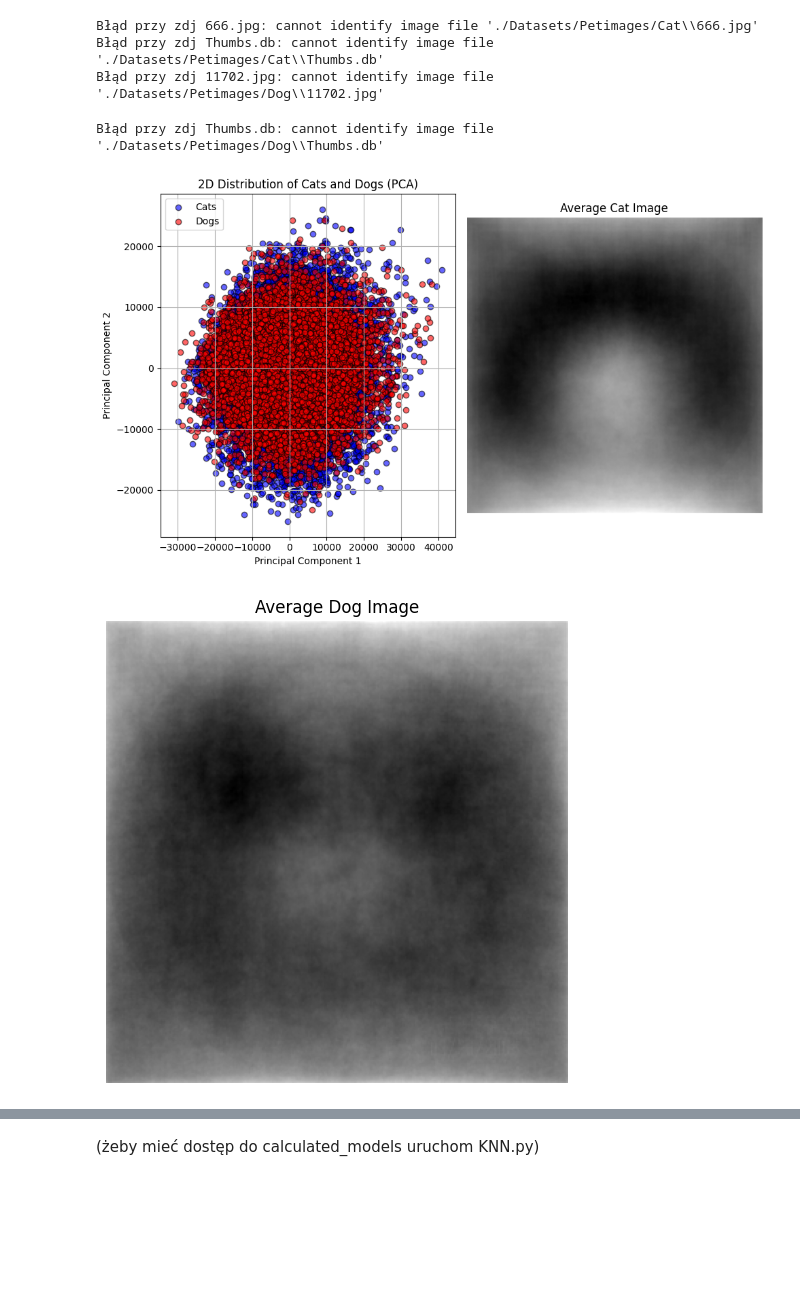
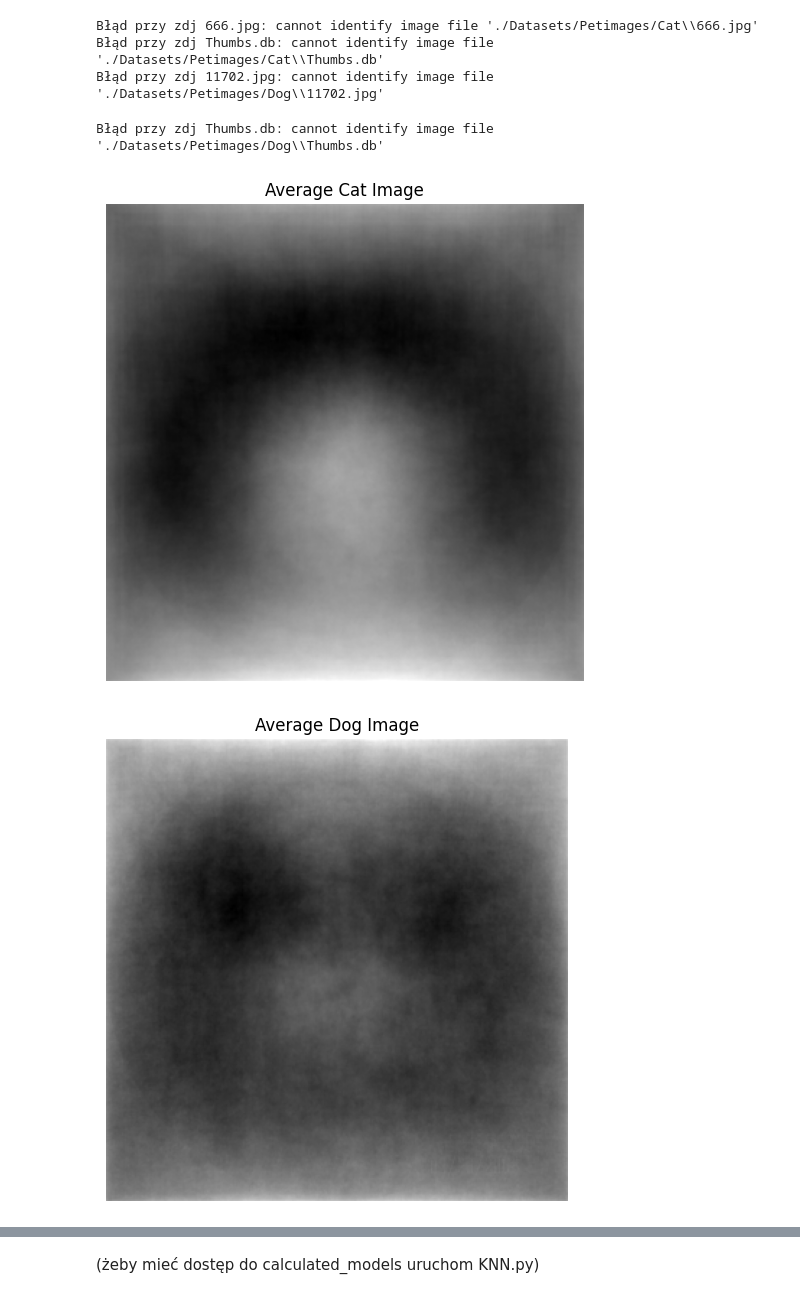
Before and after one commit to bartmanski/Machune-Learning-UWR-Project, a Jupyter notebook: data_plots.ipynb, the cells around one changed output, grey strips where cells are left out. Cells and saved outputs as stored; diff of their text form; code cells hidden in the pictures; blank space fills up the shorter version.

```diff
--- a/data_plots.ipynb
+++ b/data_plots.ipynb
@@ -9,9 +141,7 @@ cat_folder_path = './Datasets/Petimages/Cat'
 cat_images = folder_of_images_to_array_of_images(cat_folder_path, (320, 320), True)
 scaler_cat = StandardScaler()
 cat_images_scaled = scaler_cat.fit_transform(cat_images)
-pca_cat = PCA(n_components=2)
-# nie scalowane bo wtedy tracimy to co chcieliśmy zobaczyc czyli jak bardzo rozróżnialne sa psy i koty
-cat_images_2d = pca_cat.fit_transform(cat_images)
+
 
 # Compute the "average cat"
 average_image_scaled_cat = scaler_cat.mean_
@@ -23,48 +153,37 @@ dog_folder_path = './Datasets/Petimages/Dog'
 dog_images = folder_of_images_to_array_of_images(dog_folder_path, (320, 320), True)
 scaler_dog = StandardScaler()
 dog_images_scaled = scaler_dog.fit_transform(dog_images)
-pca_dog = PCA(n_components=2)
-# nie scalowane bo wtedy tracimy to co chcieliśmy zobaczyc czyli jak bardzo rozróżnialne sa psy i koty
-dog_images_2d = pca_dog.fit_transform(dog_images)
+
 
 # Compute the "average dog"
 average_image_scaled_dog = scaler_dog.mean_
 average_image_unscaled_dog = scaler_dog.inverse_transform(average_image_scaled_dog.reshape(1, -1))
 average_image_reshaped_dog = average_image_unscaled_dog.flatten().reshape(320, 320)
 
 # Plot Cats and Dogs on the Same Plot
 plt.figure(figsize=(10, 6))
 
-# Plot 2D Distribution of Cats and Dogs
-plt.subplot(1, 2, 1)  # 1 row, 2 columns, this is the first subplot
-plt.scatter(cat_images_2d[:, 0], cat_images_2d[:, 1], alpha=0.6, label='Cats', color='blue', edgecolor='k')
-plt.scatter(dog_images_2d[:, 0], dog_images_2d[:, 1], alpha=0.6, label='Dogs', color='red', edgecolor='k')
-plt.title("2D Distribution of Cats and Dogs (PCA)")
-plt.xlabel("Principal Component 1")
-plt.ylabel("Principal Component 2")
-plt.legend()
-plt.grid(True)
 
 # Plot the Average Cat and Dog Images
 plt.subplot(1, 2, 2)  # 1 row, 2 columns, this is the second subplot
 plt.imshow(average_image_reshaped_cat, cmap='gray')
 plt.title("Average Cat Image")
 plt.axis('off')
 
 # Show both plots
 plt.tight_layout()
 plt.show()
 
 # Plot the Average Dog Image
 plt.figure(figsize=(6, 6))
 plt.imshow(average_image_reshaped_dog, cmap='gray')
 plt.title("Average Dog Image")
 plt.axis('off')
 plt.show()
 # %% [output]
 Błąd przy zdj 666.jpg: cannot identify image file './Datasets/Petimages/Cat\\666.jpg'
 Błąd przy zdj Thumbs.db: cannot identify image file './Datasets/Petimages/Cat\\Thumbs.db'
 Błąd przy zdj 11702.jpg: cannot identify image file './Datasets/Petimages/Dog\\11702.jpg'
 Błąd przy zdj Thumbs.db: cannot identify image file './Datasets/Petimages/Dog\\Thumbs.db'
-[figure, old version]
+[figure, new version]
 [figure]
```
Also changed, not shown: parts of 7 cells of this notebook, 1 other file.
